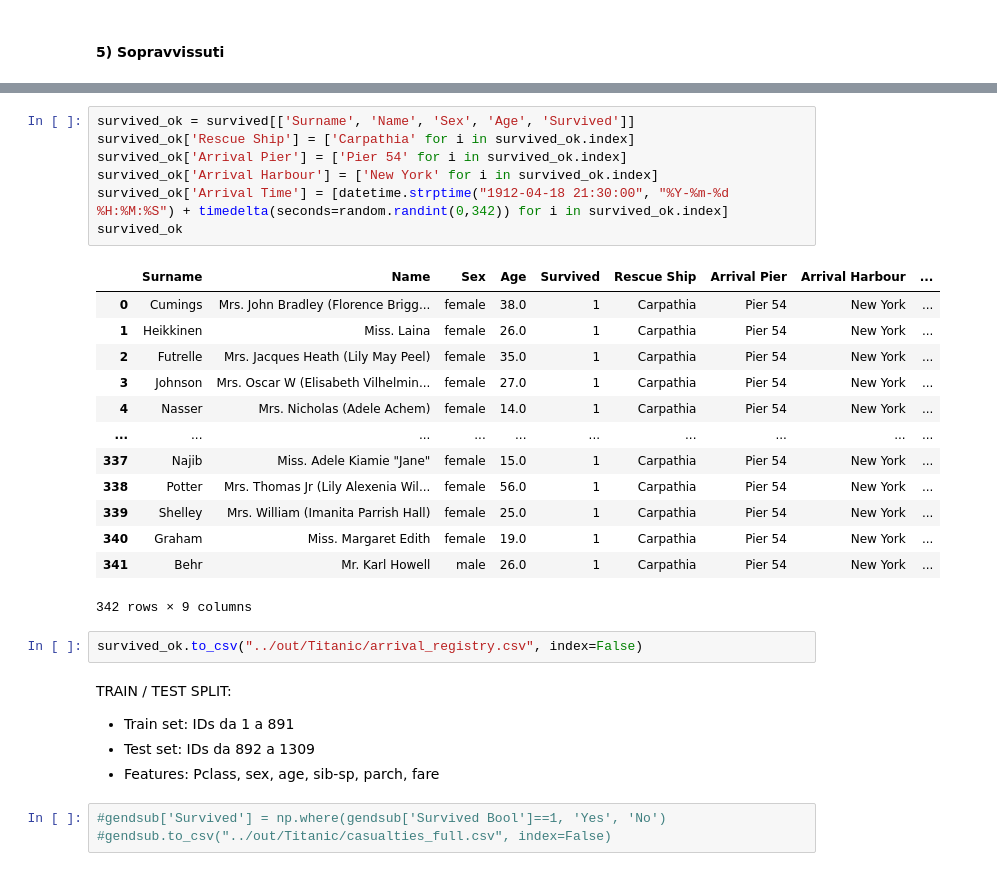
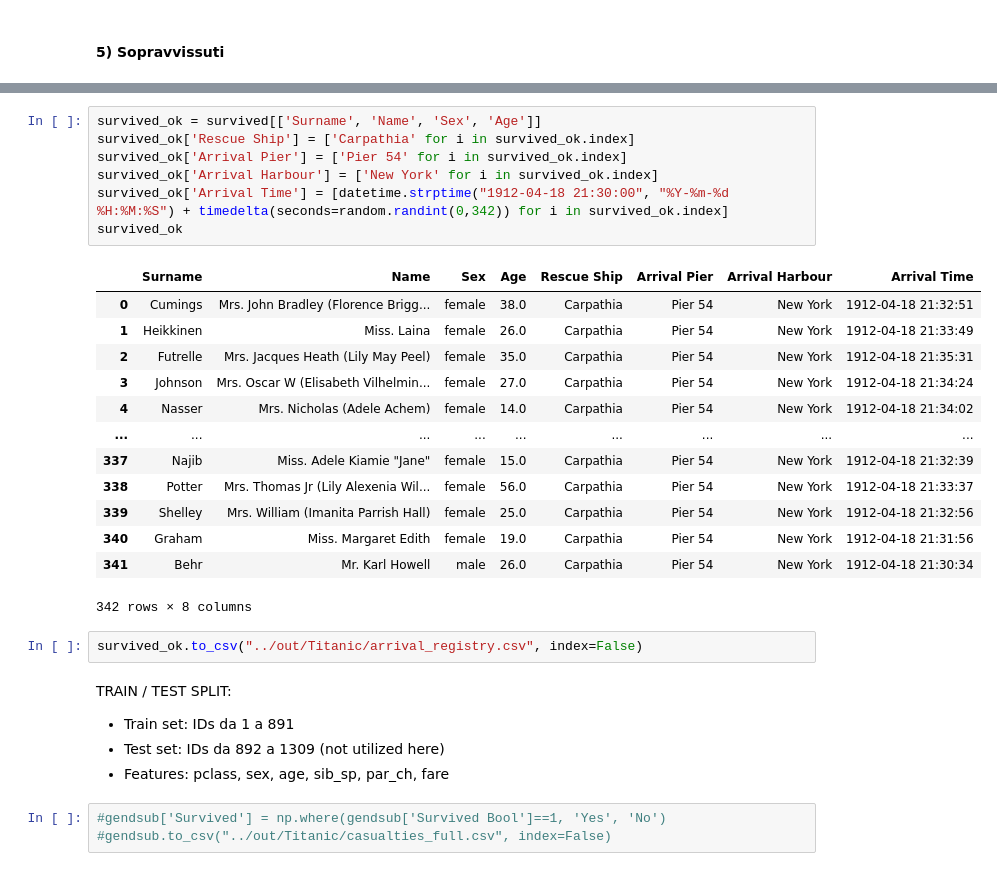
Before and after one commit to ftrono/Academy, a Jupyter notebook: exam/disassembly_dataset.ipynb, the cells around one changed output, grey strips where cells are left out. Cells and saved outputs as stored; diff of their text form.

```diff
--- a/exam/disassembly_dataset.ipynb
+++ b/exam/disassembly_dataset.ipynb
@@ -393,31 +393,31 @@ survived
 # %%
-survived_ok = survived[['Surname', 'Name', 'Sex', 'Age', 'Survived']]
+survived_ok = survived[['Surname', 'Name', 'Sex', 'Age']]
 survived_ok['Rescue Ship'] = ['Carpathia' for i in survived_ok.index]
 survived_ok['Arrival Pier'] = ['Pier 54' for i in survived_ok.index]
 survived_ok['Arrival Harbour'] = ['New York' for i in survived_ok.index]
 survived_ok['Arrival Time'] = [datetime.strptime("1912-04-18 21:30:00", "%Y-%m-%d %H:%M:%S") + timedelta(seconds=random.randint(0,342)) for i in survived_ok.index]
 survived_ok
 # %% [output]
-|  | Surname | Name | Sex | Age | Survived | Rescue Ship | Arrival Pier | Arrival Harbour | ... |
-| 0 | Cumings | Mrs. John Bradley (Florence Brigg... | female | 38.0 | 1 | Carpathia | Pier 54 | New York | ... |
-| 1 | Heikkinen | Miss. Laina | female | 26.0 | 1 | Carpathia | Pier 54 | New York | ... |
-| 2 | Futrelle | Mrs. Jacques Heath (Lily May Peel) | female | 35.0 | 1 | Carpathia | Pier 54 | New York | ... |
-| 3 | Johnson | Mrs. Oscar W (Elisabeth Vilhelmin... | female | 27.0 | 1 | Carpathia | Pier 54 | New York | ... |
-| 4 | Nasser | Mrs. Nicholas (Adele Achem) | female | 14.0 | 1 | Carpathia | Pier 54 | New York | ... |
-| ... | ... | ... | ... | ... | ... | ... | ... | ... | ... |
-| 337 | Najib | Miss. Adele Kiamie "Jane" | female | 15.0 | 1 | Carpathia | Pier 54 | New York | ... |
-| 338 | Potter | Mrs. Thomas Jr (Lily Alexenia Wil... | female | 56.0 | 1 | Carpathia | Pier 54 | New York | ... |
-| 339 | Shelley | Mrs. William (Imanita Parrish Hall) | female | 25.0 | 1 | Carpathia | Pier 54 | New York | ... |
-| 340 | Graham | Miss. Margaret Edith | female | 19.0 | 1 | Carpathia | Pier 54 | New York | ... |
-| 341 | Behr | Mr. Karl Howell | male | 26.0 | 1 | Carpathia | Pier 54 | New York | ... |
+|  | Surname | Name | Sex | Age | Rescue Ship | Arrival Pier | Arrival Harbour | Arrival Time |
+| 0 | Cumings | Mrs. John Bradley (Florence Brigg... | female | 38.0 | Carpathia | Pier 54 | New York | 1912-04-18 21:32:51 |
+| 1 | Heikkinen | Miss. Laina | female | 26.0 | Carpathia | Pier 54 | New York | 1912-04-18 21:33:49 |
+| 2 | Futrelle | Mrs. Jacques Heath (Lily May Peel) | female | 35.0 | Carpathia | Pier 54 | New York | 1912-04-18 21:35:31 |
+| 3 | Johnson | Mrs. Oscar W (Elisabeth Vilhelmin... | female | 27.0 | Carpathia | Pier 54 | New York | 1912-04-18 21:34:24 |
+| 4 | Nasser | Mrs. Nicholas (Adele Achem) | female | 14.0 | Carpathia | Pier 54 | New York | 1912-04-18 21:34:02 |
+| ... | ... | ... | ... | ... | ... | ... | ... | ... |
+| 337 | Najib | Miss. Adele Kiamie "Jane" | female | 15.0 | Carpathia | Pier 54 | New York | 1912-04-18 21:32:39 |
+| 338 | Potter | Mrs. Thomas Jr (Lily Alexenia Wil... | female | 56.0 | Carpathia | Pier 54 | New York | 1912-04-18 21:33:37 |
+| 339 | Shelley | Mrs. William (Imanita Parrish Hall) | female | 25.0 | Carpathia | Pier 54 | New York | 1912-04-18 21:32:56 |
+| 340 | Graham | Miss. Margaret Edith | female | 19.0 | Carpathia | Pier 54 | New York | 1912-04-18 21:31:56 |
+| 341 | Behr | Mr. Karl Howell | male | 26.0 | Carpathia | Pier 54 | New York | 1912-04-18 21:30:34 |
-342 rows × 9 columns
+342 rows × 8 columns
 # %%
 survived_ok.to_csv("../out/Titanic/arrival_registry.csv", index=False)
 # %% [markdown]
 TRAIN / TEST SPLIT:
 * Train set: IDs da 1 a 891
-* Test set: IDs da 892 a 1309
-* Features: Pclass, sex, age, sib-sp, parch, fare
+* Test set: IDs da 892 a 1309 (not utilized here)
+* Features: pclass, sex, age, sib_sp, par_ch, fare
 # %%
 #gendsub['Survived'] = np.where(gendsub['Survived Bool']==1, 'Yes', 'No')
 #gendsub.to_csv("../out/Titanic/casualties_full.csv", index=False)
```
Also changed, not shown: parts of 1 cell of this notebook, 1 other file.
